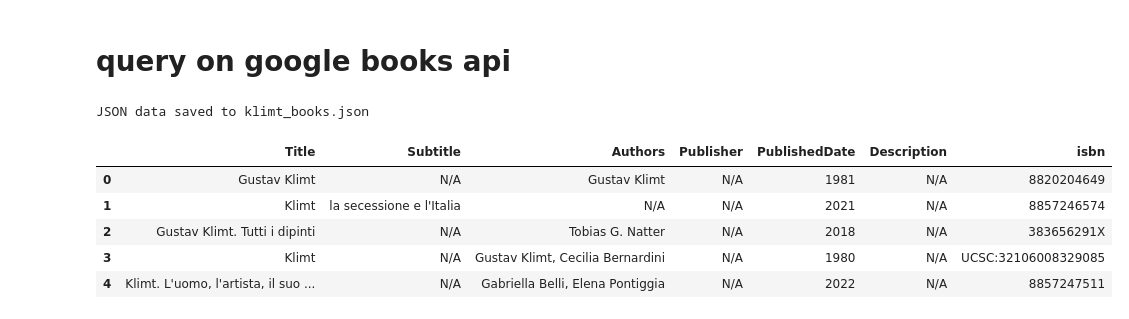
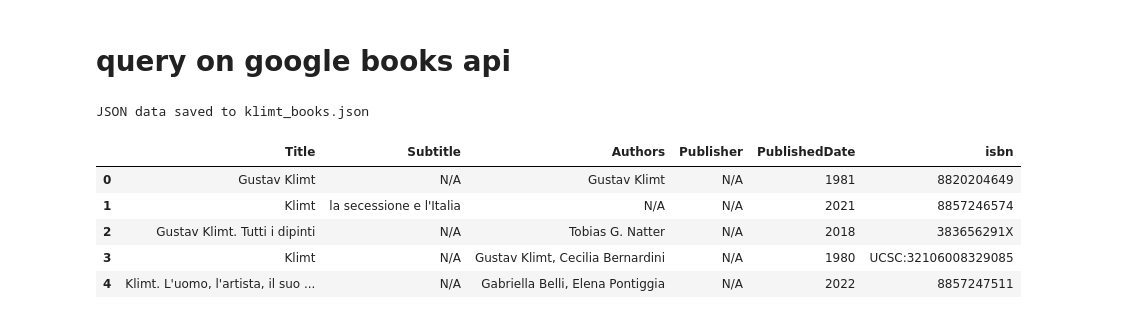
Before and after one commit to giorgiacrosilla/reputationera, a Jupyter notebook: scripts/bibliography_KLI.ipynb, the cells around one changed output. Drawn from its saved outputs; the diff is of its cells as text; code cells hidden in the pictures.

```diff
--- a/scripts/bibliography_KLI.ipynb
+++ b/scripts/bibliography_KLI.ipynb
@@ -91,37 +91,36 @@ JSON data saved to klimt_books.json
 # %%
 import json
 import pandas as pd
 
 # Load JSON data from file
 with open("klimt_books.json", "r") as json_file:
     cezanne_books_data = json.load(json_file)
 
 # Extract relevant fields from each book item
 books_list = []
 for book in cezanne_books_data:
     book_info = {
         "Title": book["volumeInfo"].get("title", "N/A"),
         "Subtitle": book["volumeInfo"].get("subtitle", "N/A"),
         "Authors": ", ".join(book["volumeInfo"].get("authors", ["N/A"])),
         "Publisher": book["volumeInfo"].get("publisher", "N/A"),
         "PublishedDate": book["volumeInfo"].get("publishedDate", "N/A"),
-        "Description": book["volumeInfo"].get("description", "N/A"),
         "isbn": book["volumeInfo"].get("industryIdentifiers", [{}])[0].get("identifier", "N/A"),  # Retrieving ISBN
     }
     books_list.append(book_info)
 
 # Create DataFrame
 books_df = pd.DataFrame(books_list)
 
 # Display DataFrame
 books_df.head()
 # %% [output]
-|  | Title | Subtitle | Authors | Publisher | PublishedDate | Description | isbn |
-| 0 | Gustav Klimt | N/A | Gustav Klimt | N/A | 1981 | N/A | 8820204649 |
-| 1 | Klimt | la secessione e l'Italia | N/A | N/A | 2021 | N/A | 8857246574 |
-| 2 | Gustav Klimt. Tutti i dipinti | N/A | Tobias G. Natter | N/A | 2018 | N/A | 383656291X |
-| 3 | Klimt | N/A | Gustav Klimt, Cecilia Bernardini | N/A | 1980 | N/A | UCSC:32106008329085 |
-| 4 | Klimt. L'uomo, l'artista, il suo ... | N/A | Gabriella Belli, Elena Pontiggia | N/A | 2022 | N/A | 8857247511 |
+|  | Title | Subtitle | Authors | Publisher | PublishedDate | isbn |
+| 0 | Gustav Klimt | N/A | Gustav Klimt | N/A | 1981 | 8820204649 |
+| 1 | Klimt | la secessione e l'Italia | N/A | N/A | 2021 | 8857246574 |
+| 2 | Gustav Klimt. Tutti i dipinti | N/A | Tobias G. Natter | N/A | 2018 | 383656291X |
+| 3 | Klimt | N/A | Gustav Klimt, Cecilia Bernardini | N/A | 1980 | UCSC:32106008329085 |
+| 4 | Klimt. L'uomo, l'artista, il suo ... | N/A | Gabriella Belli, Elena Pontiggia | N/A | 2022 | 8857247511 |
 # %%
 liss = []
 for column_name in books_df.columns:
```
Also changed, not shown: parts of 7 cells of this notebook, 10 other files.
